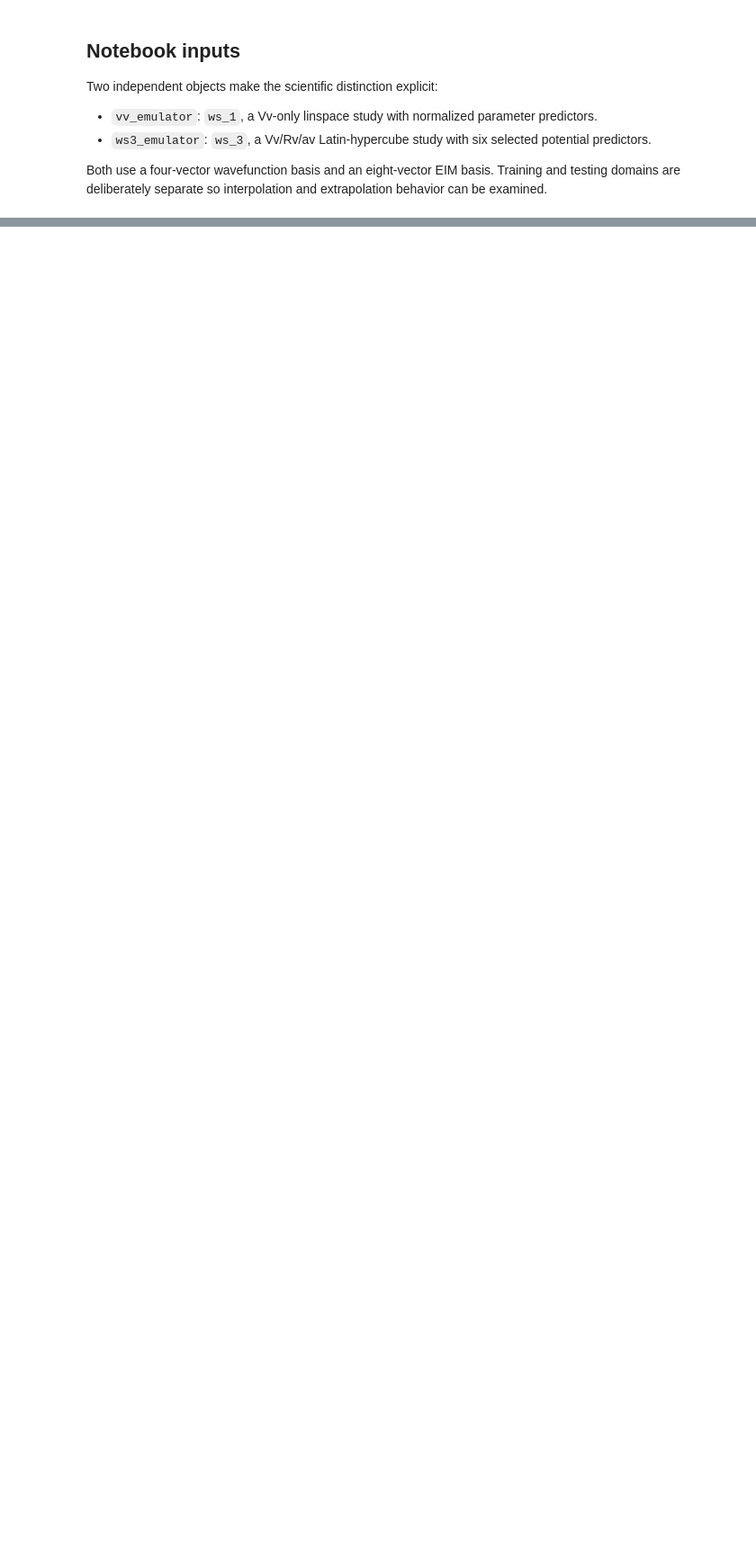
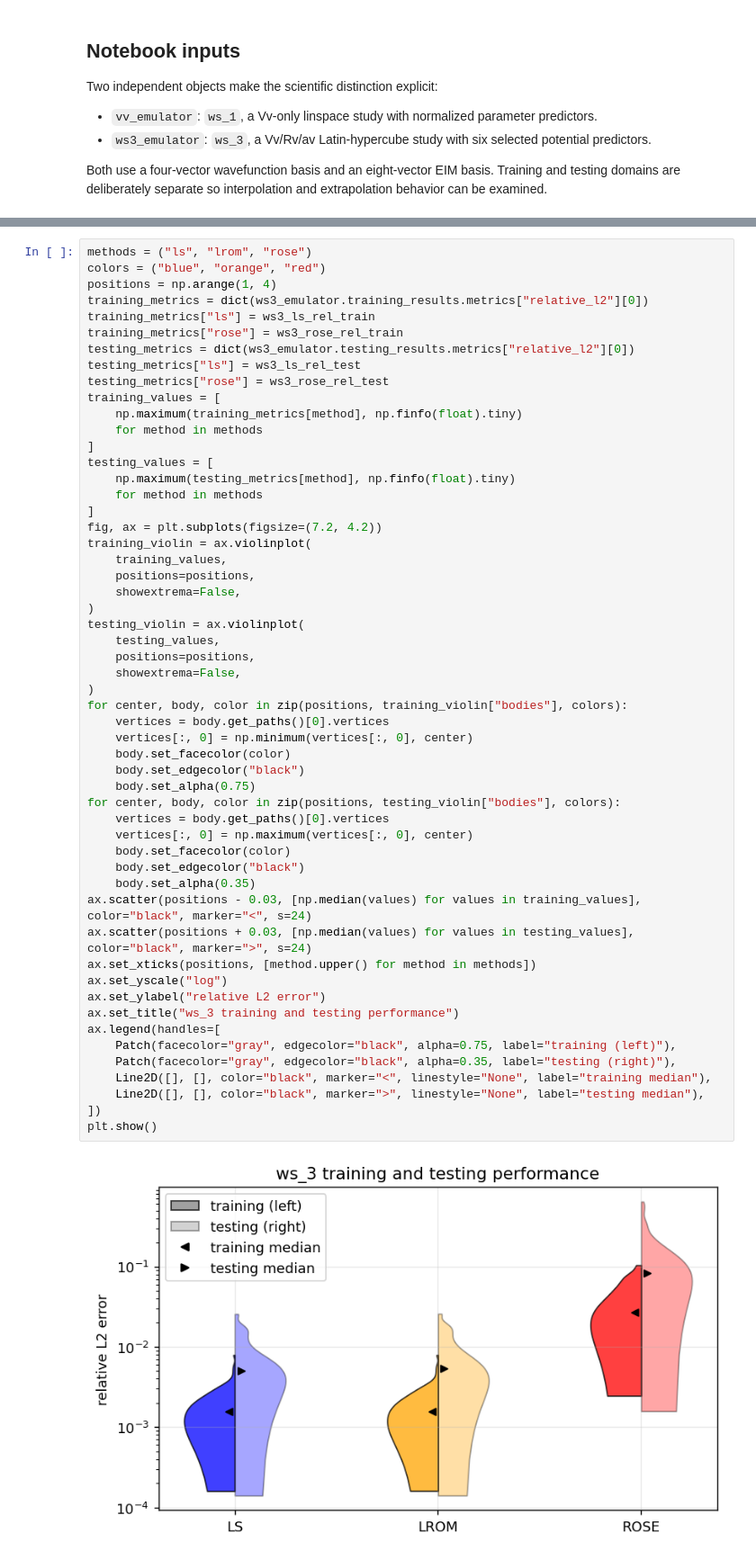
Before and after one commit to nitrogen5052/Learning-Reduced-Order-Models, a Jupyter notebook: notebooks/01_rbm_vs_lrom_single_wavefunction.ipynb, the cells around one changed output, grey strips where cells are left out. Shown at 90% size. Drawn from its saved outputs; the diff is of its cells as text; blank space fills up the shorter version.

```diff
--- a/notebooks/01_rbm_vs_lrom_single_wavefunction.ipynb
+++ b/notebooks/01_rbm_vs_lrom_single_wavefunction.ipynb
@@ -753,0 +900,56 @@ prediction shape: (1, 900)
+# %%
+methods = ("ls", "lrom", "rose")
+colors = ("blue", "orange", "red")
+positions = np.arange(1, 4)
+training_metrics = dict(ws3_emulator.training_results.metrics["relative_l2"][0])
+training_metrics["ls"] = ws3_ls_rel_train
+training_metrics["rose"] = ws3_rose_rel_train
+testing_metrics = dict(ws3_emulator.testing_results.metrics["relative_l2"][0])
+testing_metrics["ls"] = ws3_ls_rel_test
+testing_metrics["rose"] = ws3_rose_rel_test
+training_values = [
+    np.maximum(training_metrics[method], np.finfo(float).tiny)
+    for method in methods
+]
+testing_values = [
+    np.maximum(testing_metrics[method], np.finfo(float).tiny)
+    for method in methods
+]
+fig, ax = plt.subplots(figsize=(7.2, 4.2))
+training_violin = ax.violinplot(
+    training_values,
+    positions=positions,
+    showextrema=False,
+)
+testing_violin = ax.violinplot(
+    testing_values,
+    positions=positions,
+    showextrema=False,
+)
+for center, body, color in zip(positions, training_violin["bodies"], colors):
+    vertices = body.get_paths()[0].vertices
+    vertices[:, 0] = np.minimum(vertices[:, 0], center)
+    body.set_facecolor(color)
+    body.set_edgecolor("black")
+    body.set_alpha(0.75)
+for center, body, color in zip(positions, testing_violin["bodies"], colors):
+    vertices = body.get_paths()[0].vertices
+    vertices[:, 0] = np.maximum(vertices[:, 0], center)
+    body.set_facecolor(color)
+    body.set_edgecolor("black")
+    body.set_alpha(0.35)
+ax.scatter(positions - 0.03, [np.median(values) for values in training_values], color="black", marker="<", s=24)
+ax.scatter(positions + 0.03, [np.median(values) for values in testing_values], color="black", marker=">", s=24)
+ax.set_xticks(positions, [method.upper() for method in methods])
+ax.set_yscale("log")
+ax.set_ylabel("relative L2 error")
+ax.set_title("ws_3 training and testing performance")
+ax.legend(handles=[
+    Patch(facecolor="gray", edgecolor="black", alpha=0.75, label="training (left)"),
+    Patch(facecolor="gray", edgecolor="black", alpha=0.35, label="testing (right)"),
+    Line2D([], [], color="black", marker="<", linestyle="None", label="training median"),
+    Line2D([], [], color="black", marker=">", linestyle="None", label="testing median"),
+])
+plt.show()
+# %% [output]
+[figure, added]
```
Also changed, not shown: parts of 29 cells of this notebook, 1 other file.
